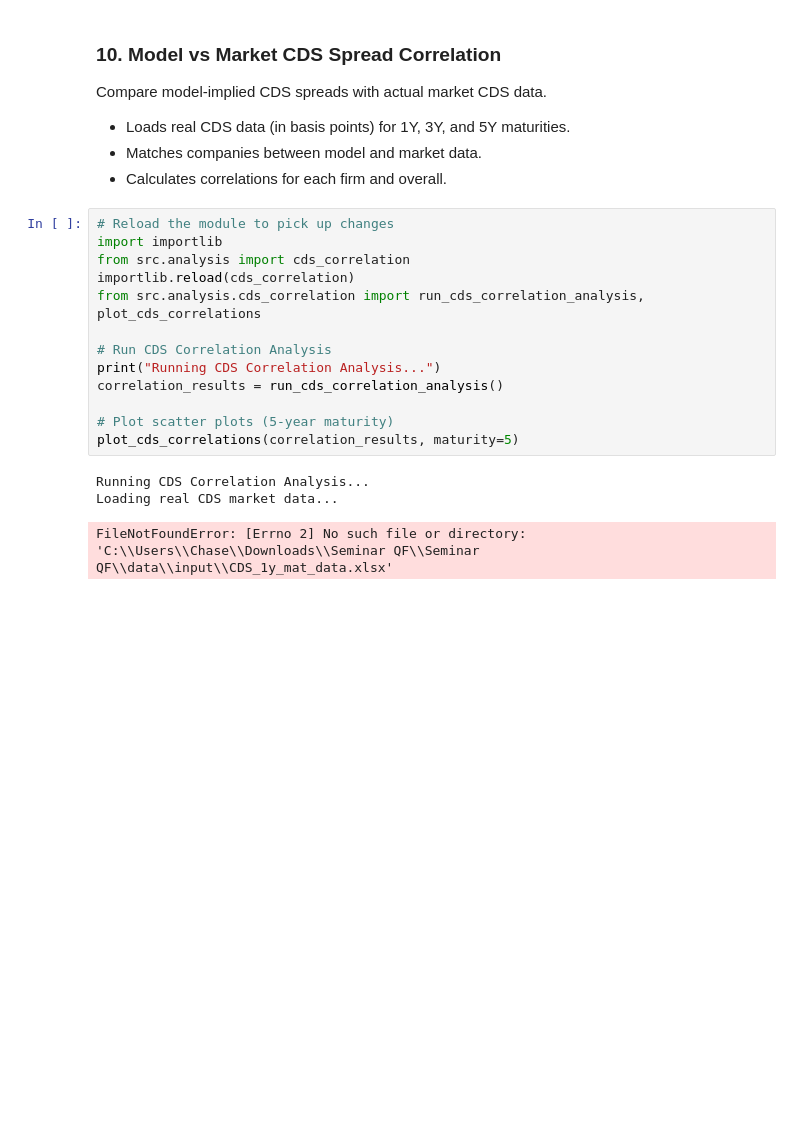
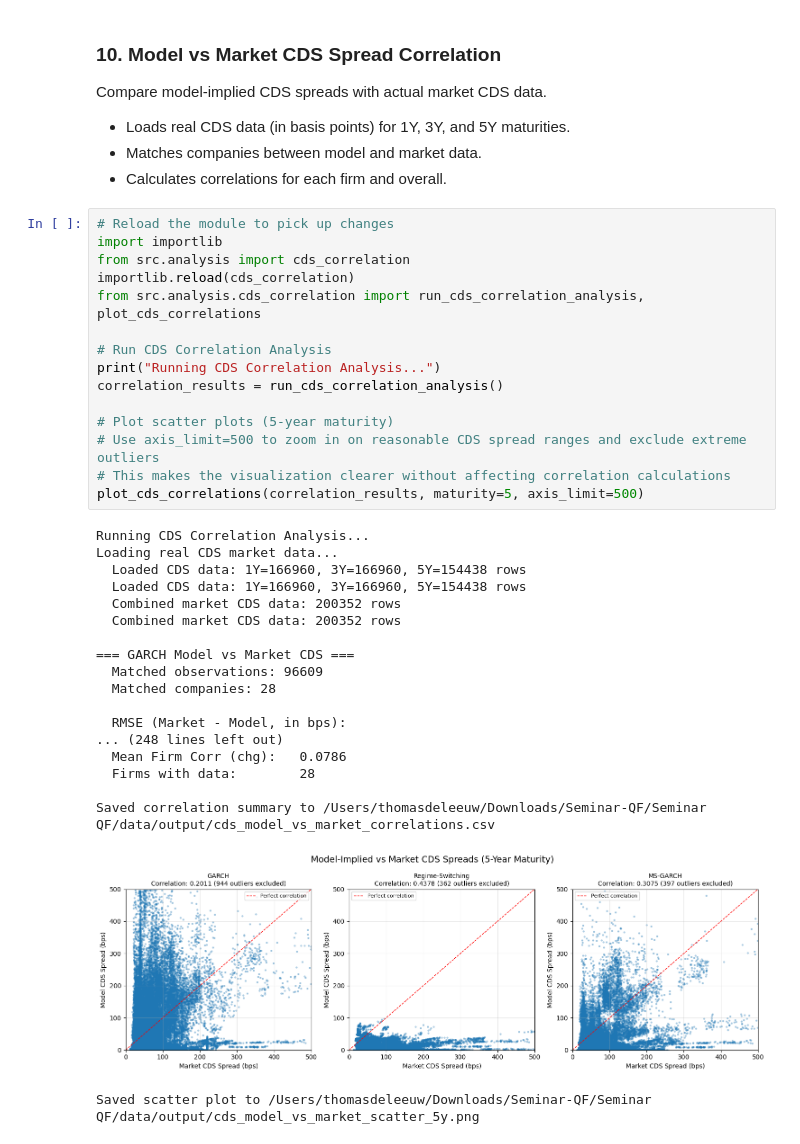
Before and after one commit to ChaseW3/Seminar-QF, a Jupyter notebook: Seminar QF/notebooks/main.ipynb, the cells around one changed output. Cells and saved outputs as stored; diff of their text form; blank space fills up the shorter version.

```diff
--- a/Seminar QF/notebooks/main.ipynb
+++ b/Seminar QF/notebooks/main.ipynb
@@ -596,17 +594,35 @@ Compare model-implied CDS spreads with actual market CDS data.
 # %%
 # Reload the module to pick up changes
 import importlib
 from src.analysis import cds_correlation
 importlib.reload(cds_correlation)
 from src.analysis.cds_correlation import run_cds_correlation_analysis, plot_cds_correlations
 
 # Run CDS Correlation Analysis
 print("Running CDS Correlation Analysis...")
 correlation_results = run_cds_correlation_analysis()
 
 # Plot scatter plots (5-year maturity)
-plot_cds_correlations(correlation_results, maturity=5)
+# Use axis_limit=500 to zoom in on reasonable CDS spread ranges and exclude extreme outliers
+# This makes the visualization clearer without affecting correlation calculations
+plot_cds_correlations(correlation_results, maturity=5, axis_limit=500)
 # %% [output]
 Running CDS Correlation Analysis...
 Loading real CDS market data...
+  Loaded CDS data: 1Y=166960, 3Y=166960, 5Y=154438 rows
+  Loaded CDS data: 1Y=166960, 3Y=166960, 5Y=154438 rows
+  Combined market CDS data: 200352 rows
+  Combined market CDS data: 200352 rows
+
+=== GARCH Model vs Market CDS ===
+  Matched observations: 96609
+  Matched companies: 28
+
+  RMSE (Market - Model, in bps):
+... (248 lines left out)
+  Mean Firm Corr (chg):   0.0786
+  Firms with data:        28
+
+Saved correlation summary to /Users/thomasdeleeuw/Downloads/Seminar-QF/Seminar QF/data/output/cds_model_vs_market_correlations.csv
+[figure, added]
-FileNotFoundError: [Errno 2] No such file or directory: 'C:\\Users\\Chase\\Downloads\\Seminar QF\\Seminar QF\\data\\input\\CDS_1y_mat_data.xlsx'
+Saved scatter plot to /Users/thomasdeleeuw/Downloads/Seminar-QF/Seminar QF/data/output/cds_model_vs_market_scatter_5y.png
```
Also changed, not shown: parts of 10 cells of this notebook, 5 other files.
